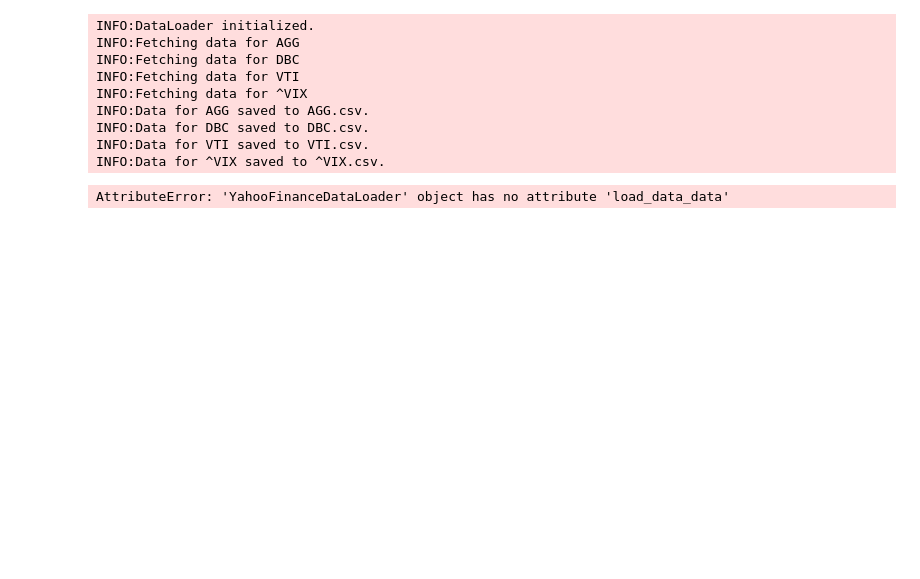
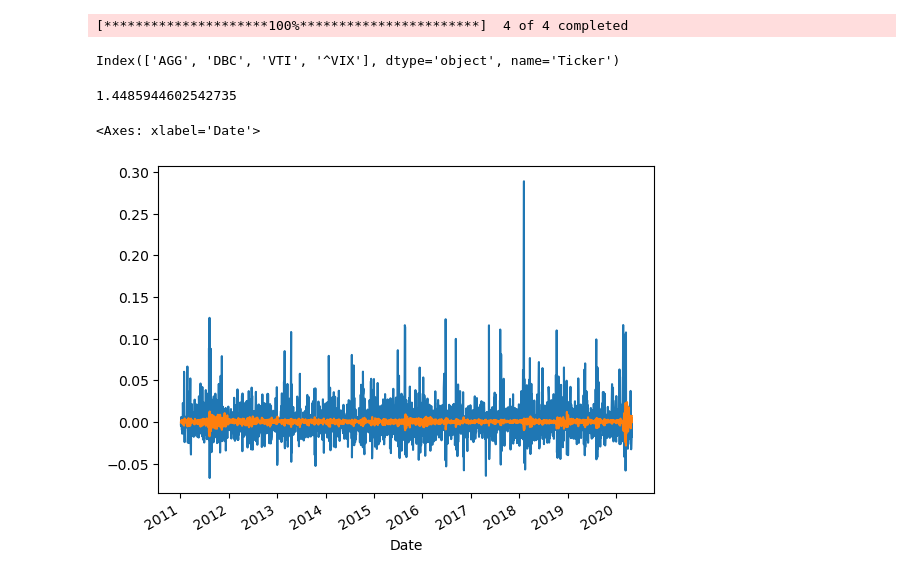
Before and after one commit to alexandreviard/DL-Portfolio-CMAP, a Jupyter notebook: max_diversification.ipynb, the cells around one changed output. Saved outputs shown, nothing was run; the diff lists cells and outputs as text; code cells hidden in the pictures; blank space fills up the shorter version.

```diff
--- a/max_diversification.ipynb
+++ b/max_diversification.ipynb
@@ -13,14 +15,32 @@ The autoreload extension is already loaded. To reload it, use:
 tickers = ['AGG', 'DBC', 'VTI', '^VIX']
 start_date = "2011-01-01"
 end_date = "2020-04-30"
+
+fetcher = YfDataLoader(tickers=tickers, start_date=start_date, end_date=end_date)
+price_data = fetcher.fetch_data()
+preprocessing = FinancialDataProcessor()
+returns = preprocessing.calculate_returns(price_data)
+lagged_returns = returns.shift(1)
 # %% [output]
-INFO:DataLoader initialized.
-INFO:Fetching data for AGG
-INFO:Fetching data for DBC
-INFO:Fetching data for VTI
-INFO:Fetching data for ^VIX
-INFO:Data for AGG saved to AGG.csv.
-INFO:Data for DBC saved to DBC.csv.
-INFO:Data for VTI saved to VTI.csv.
-INFO:Data for ^VIX saved to ^VIX.csv.
+[*********************100%***********************]  4 of 4 completed
-AttributeError: 'YahooFinanceDataLoader' object has no attribute 'load_data_data'
+# %%
+returns.columns
+# %% [output]
+Index(['AGG', 'DBC', 'VTI', '^VIX'], dtype='object', name='Ticker')
+# %%
+
+
+cov = preprocessing.calculate_covariance(returns)
+diversification_ratio(np.ones(4)/4,cov)
+# %% [output]
+1.4485944602542735
+# %%
+port = Portfolio(price_data)
+
+p = port.returns
+
+p['^VIX'].plot()
+p['VTI'].plot()
+# %% [output]
+<Axes: xlabel='Date'>
+[figure, added]
```
Also changed, not shown: parts of 2 cells of this notebook, 5 other files.
